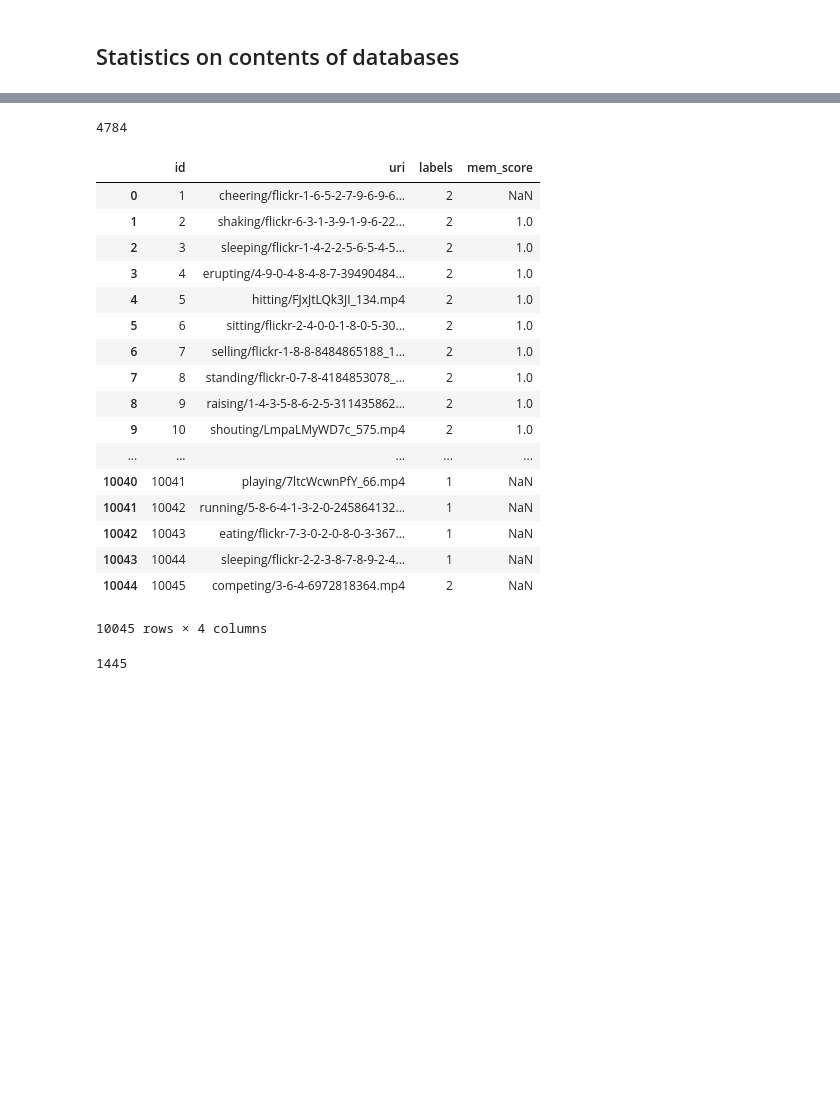
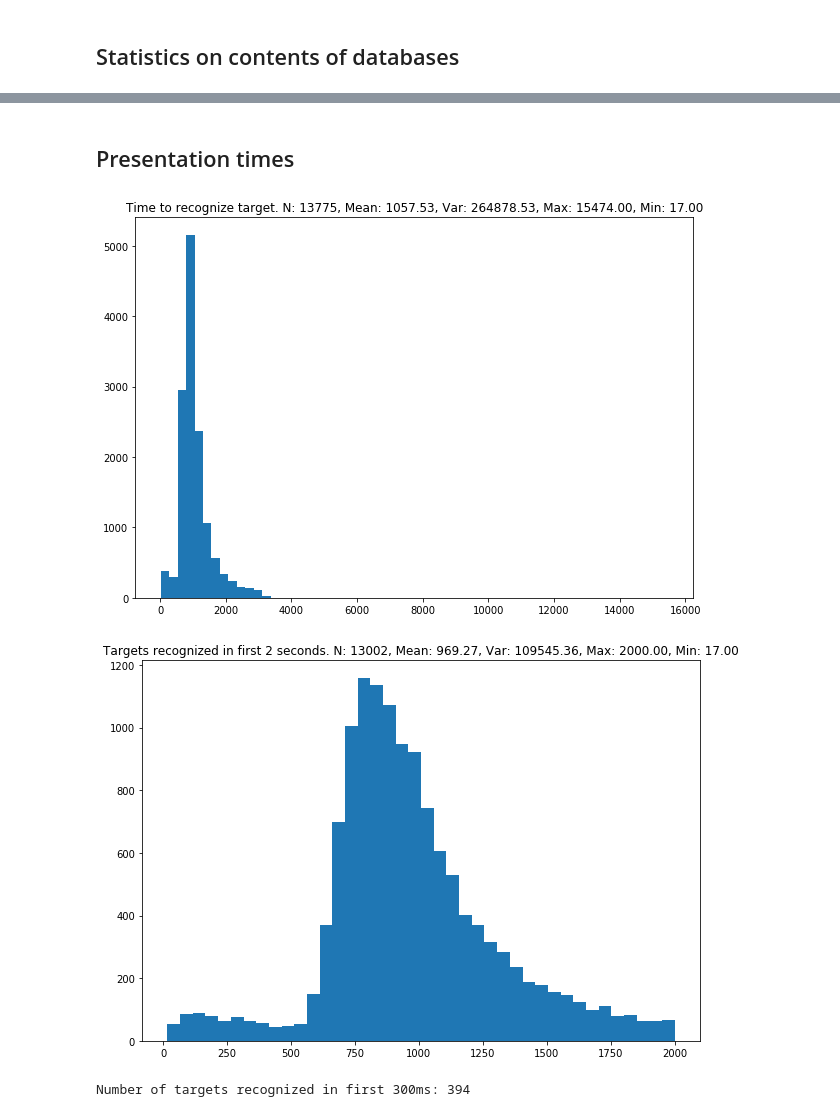
Before and after one commit to cfosco/video-mem-annot, a Jupyter notebook: mturk/memento_database_results_handling.ipynb, the cells around one changed output, grey strips where cells are left out. Cells and saved outputs as stored; diff of their text form; code cells hidden in the pictures; blank space fills up the shorter version.

```diff
--- a/mturk/memento_database_results_handling.ipynb
+++ b/mturk/memento_database_results_handling.ipynb
@@ -93,16 +77 @@ Length df_nona_users: 341
 Length df_nona_videos: 10045
-# %%
-def show_distribution(arr, title='Data', distplot=False, bins = 20):
-    plt.figure(figsize=[8,5])
-    if distplot:
-        sns.distplot(arr)
-    else:
-        plt.hist(arr, bins = bins)
-    mean = np.mean(arr)
-    mi = np.min(arr)
-    ma = np.max(arr)
-    var = np.var(arr)
-    n_values = len(arr)
-    full_title = '%s. N: %d, Mean: %.2f, Var: %.2f, Max: %.2f, Min: %.2f' % (title, n_values, mean, var, ma, mi);
-    plt.title(full_title);
-    plt.show()
@@ -167,14 +288,15 @@ show_distribution(df_nona_levels['false_pos_rate'], title='FPR distribution')
 # %%
 ## Memorability
 df_mem = df_videos
+df_targets = df_nona_presentations[(df_nona_presentations['targeted']==1) & (df_nona_presentations['duplicate']==1)]
+df_pres_mean = df_targets.groupby('id_video').mean()
 
-n_target_annotations = len(df_nona_presentations[(df_nona_presentations['targeted']==1) & (df_nona_presentations['duplicate']==1)])
-n_unique_annotated = len(df_nona_presentations[(df_nona_presentations['targeted']==1) & (df_nona_presentations['duplicate']==1)]['id_video'].unique())
-print('Num videos annotated more than once:', n_target_annotations-n_unique_annotated)
-df_pres_mean = df_nona_presentations[(df_nona_presentations['targeted']==1) & (df_nona_presentations['duplicate']==1)].groupby('id_video').mean()
+# df_pres_mean.index = df_pres_mean['id']
+df_mem.index = df_mem.id
+display(df_pres_mean[:20])
+# df_mem['mem_score']=df_pres_mean['response']
 
-df_pres_mean.index = df_pres_mean['id']
-df_mem['mem_score']=df_pres_mean['response']
+# display(df_mem[:20])
 
-show_distribution(df_pres_mean['response'], distplot=False)
+show_distribution(df_pres_mean['response'], title='memorability distribution',distplot=False)
 # %% [output]
@@ -183,29 +323,21 @@ ValueError: cannot reindex from a duplicate axis
-# %%
-len(df_mean['id'].unique())
-# %% [output]
-4784
-# %%
-display(df_mem)
-# %% [output]
-|  | id | uri | labels | mem_score |
-| 0 | 1 | cheering/flickr-1-6-5-2-7-9-6-9-6... | 2 | NaN |
-| 1 | 2 | shaking/flickr-6-3-1-3-9-1-9-6-22... | 2 | 1.0 |
-| 2 | 3 | sleeping/flickr-1-4-2-2-5-6-5-4-5... | 2 | 1.0 |
-| 3 | 4 | erupting/4-9-0-4-8-4-8-7-39490484... | 2 | 1.0 |
-| 4 | 5 | hitting/FJxJtLQk3JI_134.mp4 | 2 | 1.0 |
-| 5 | 6 | sitting/flickr-2-4-0-0-1-8-0-5-30... | 2 | 1.0 |
-| 6 | 7 | selling/flickr-1-8-8-8484865188_1... | 2 | 1.0 |
-| 7 | 8 | standing/flickr-0-7-8-4184853078_... | 2 | 1.0 |
-| 8 | 9 | raising/1-4-3-5-8-6-2-5-311435862... | 2 | 1.0 |
-| 9 | 10 | shouting/LmpaLMyWD7c_575.mp4 | 2 | 1.0 |
-| ... | ... | ... | ... | ... |
-| 10040 | 10041 | playing/7ltcWcwnPfY_66.mp4 | 1 | NaN |
-| 10041 | 10042 | running/5-8-6-4-1-3-2-0-245864132... | 1 | NaN |
-| 10042 | 10043 | eating/flickr-7-3-0-2-0-8-0-3-367... | 1 | NaN |
-| 10043 | 10044 | sleeping/flickr-2-2-3-8-7-8-9-2-4... | 1 | NaN |
-| 10044 | 10045 | competing/3-6-4-6972818364.mp4 | 2 | NaN |
-10045 rows × 4 columns
-# %%
-len(df_nona_presentations)
-# %% [output]
-1445
+# %% [markdown]
+## Presentation times
+# %%
+## How fast do people recognize targets (when they do)?
+%matplotlib inline
+
+show_distribution(df_targets[df_targets['response']==1]['duration_msec'],
+                  title='Time to recognize target',
+                  bins=60, figsize=[10,7])
+
+show_distribution(df_targets[(df_targets['response']==1) & (df_targets['duration_msec'].dropna() <= 2000)]['duration_msec'],
+                  title='Targets recognized in first 2 seconds',
+                  bins=40, figsize=[10,7])
+# %% [output]
+[figure, added]
+[figure, added]
+# %%
+## How many targets where recognized in the first 300ms?
+print('Number of targets recognized in first 300ms:',len(df_targets[(df_targets['response']==1) & (df_targets['duration_msec'].dropna() <= 300)]['duration_msec']))
+# %% [output]
+Number of targets recognized in first 300ms: 394
```
Also changed, not shown: parts of 32 cells of this notebook, 1 other file.
